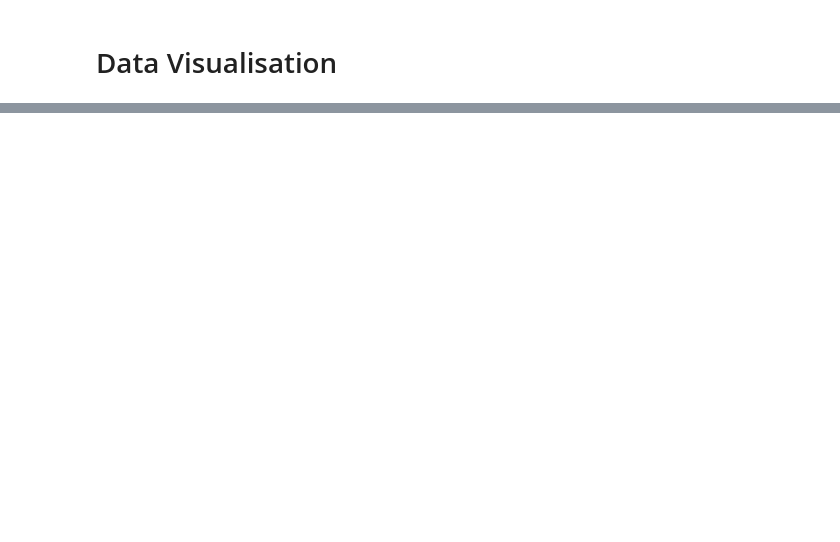
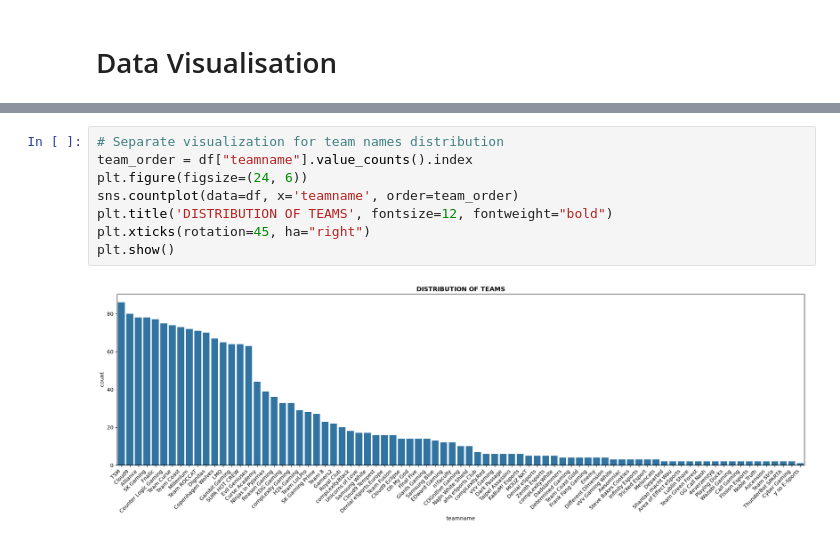
Before and after one commit to jkpjr/lol-esports-pickems-predictor, a Jupyter notebook: exploratory_data_analysis.ipynb, the cells around one changed output, grey strips where cells are left out. Drawn from its saved outputs; the diff is of its cells as text; blank space fills up the shorter version.

```diff
--- a/exploratory_data_analysis.ipynb
+++ b/exploratory_data_analysis.ipynb
@@ -145 +280,11 @@ def visualize_distribution():
+# %%
+# Separate visualization for team names distribution
+team_order = df["teamname"].value_counts().index
+plt.figure(figsize=(24, 6))
+sns.countplot(data=df, x='teamname', order=team_order)
+plt.title('DISTRIBUTION OF TEAMS', fontsize=12, fontweight="bold")
+plt.xticks(rotation=45, ha="right")
+plt.show()
+# %% [output]
+[figure, added]
 # %%
```
Also changed, not shown: parts of 18 cells of this notebook, 1 other file.
